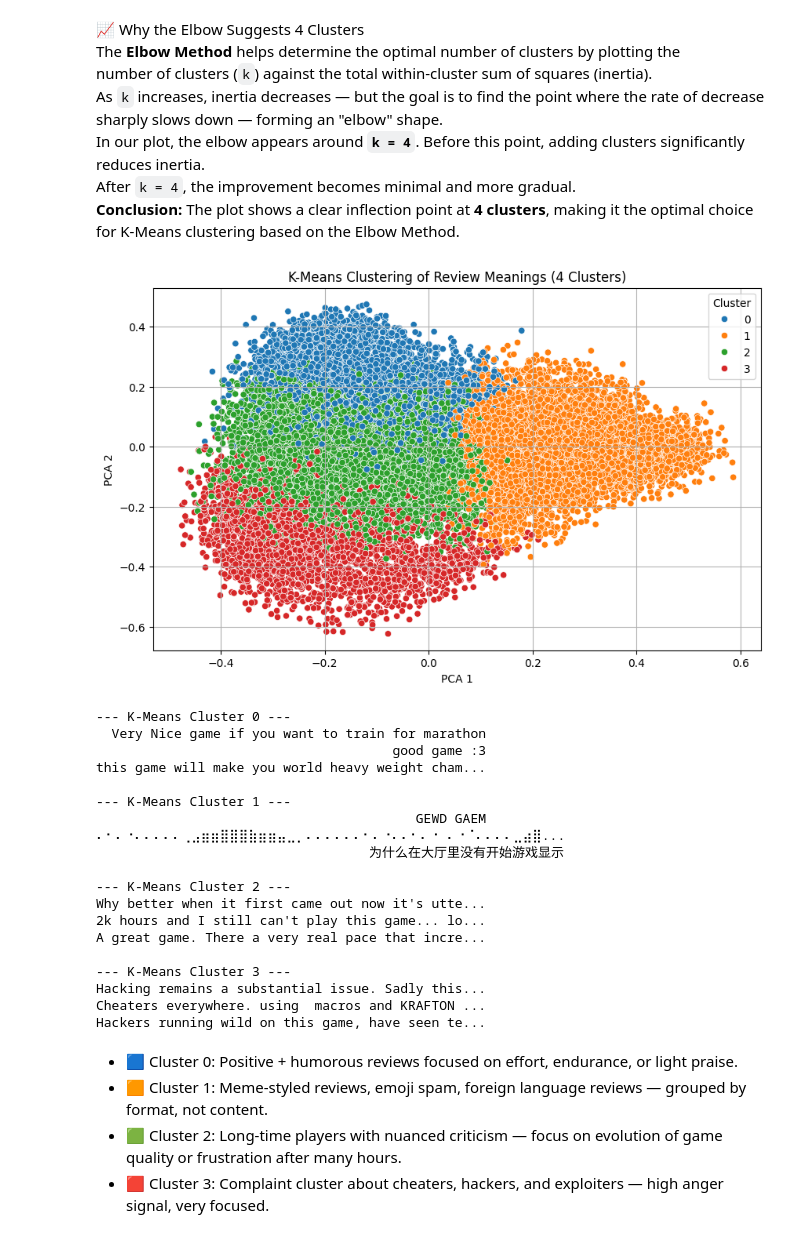
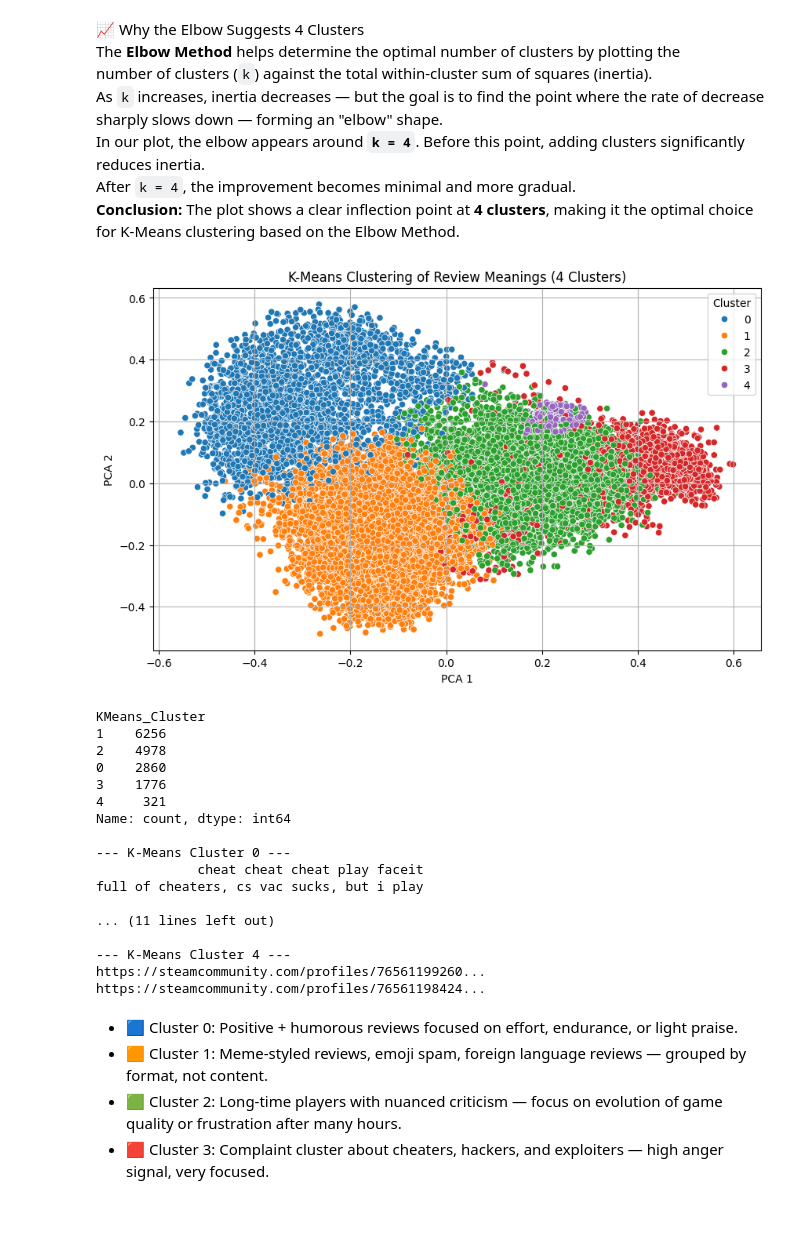
Before and after one commit to lior-benjman/DataSC-Essences, a Jupyter notebook: steam_full_pipeline.ipynb, the cells around one changed output. Drawn from its saved outputs; the diff is of its cells as text; code cells hidden in the pictures.

```diff
--- a/steam_full_pipeline.ipynb
+++ b/steam_full_pipeline.ipynb
@@ -37,7 +37,7 @@ def fetch_steam_reviews(app_id: int, limit: int = 20_000, delay: float = 0.45):
         "num_per_page": 200,
         "filter": "recent",
         "cursor": "*",
-        "day_range": "30"
+        "day_range": "40"
     }
     rows = []
     while len(rows) < limit:
@@ -136,7 +172,7 @@ plt.show()
 # %%
 # Step 1: Grouping by day and label
-df_recent = df[df["dt"] >= "2024-02-01"] # taking only recent relevant dates (3 months back)
-daily_counts = df.groupby([df_recent["dt"].dt.date, "thumbs_up"]).size().unstack(fill_value=0)
+df_recent["dt"] = pd.to_datetime(df_recent["dt"])  # Ensure dt is datetime
+daily_counts = df_recent.groupby([df_recent["dt"].dt.date, "thumbs_up"]).size().unstack(fill_value=0)
 
 # Step 2: Rename columns for clarity
 daily_counts.columns = ["Dislikes", "Likes"]  # because 0 = dislike, 1 = like
@@ -156,15 +187,0 @@ plt.show()
-# %%
-
-# Step 1: Grouping by day and label
-df_recent = df[(df["dt"] >= "2024-09-01") & (df["dt"] <= "2024-11-01")] # taking only recent relevant dates (3 months back)
-daily_counts = df.groupby([df_recent["dt"].dt.date, "thumbs_up"]).size().unstack(fill_value=0)
-
-# Step 3: Rename columns for clarity
-daily_counts.columns = ["Dislikes", "Likes"]  # because 0 = dislike, 1 = like
-
-# Step 4: Plot
-daily_counts.plot(kind="line", figsize=(12, 5), title="Likes vs Dislikes per Day")
-plt.xlabel("Date")
-plt.ylabel("Count")
-plt.grid(True)
-plt.show()
@@ -214,10 +247,10 @@ import pandas as pd
 
 # Step 1: Embed each review into a 384-dim vector using MiniLM
 model = SentenceTransformer('all-MiniLM-L6-v2')
-df['text'] = df['text'].astype(str)  # force text column to be strings
-df = df.reset_index(drop=True)  # fix index misalignment
+df_recent['text'] = df_recent['text'].astype(str)  # force text column to be strings
+df_recent = df_recent.reset_index(drop=True)  # fix index misalignment
 
-X_embed = model.encode(df['text'], show_progress_bar=True)
+X_embed = model.encode(df_recent['text'], show_progress_bar=True)
 # %% [markdown]
 "model = SentenceTransformer('all-MiniLM-L6-v2')" <br>
 That’s a tiny but powerful neural network trained by huggingface + Microsoft, designed to turn entire sentences into meaningful numeric vectors.
@@ -424,49 +738,47 @@ plt.show()
 </div>
 # %%
 # Appling K-Means clustering
-kmeans = KMeans(n_clusters=4)
-df['KMeans_Cluster'] = kmeans.fit_predict(X_embed)
+kmeans = KMeans(n_clusters=5, random_state=42, n_init='auto')  # Adjust n_clusters based on elbow method
+df_recent['KMeans_Cluster'] = kmeans.fit_predict(X_embed)
 
 # Reducing dimensions for visualization (optional but helpful)
 X_pca = PCA(n_components=2).fit_transform(X_embed)
-df['pca1'] = X_pca[:, 0]
-df['pca2'] = X_pca[:, 1]
+df_recent['pca1'] = X_pca[:, 0]
+df_recent['pca2'] = X_pca[:, 1]
 
 # Ploting clusters in 2D
 plt.figure(figsize=(10, 6))
-sns.scatterplot(x='pca1', y='pca2', hue='KMeans_Cluster', data=df, palette='tab10')
+sns.scatterplot(x='pca1', y='pca2', hue='KMeans_Cluster', data=df_recent, palette='tab10')
 plt.title("K-Means Clustering of Review Meanings (4 Clusters)")
 plt.xlabel("PCA 1")
 plt.ylabel("PCA 2")
 plt.grid(True)
 plt.legend(title='Cluster')
 plt.show()
-
+print(df_recent['KMeans_Cluster'].value_counts())
 # Showing sample reviews from each cluster
-for c in sorted(df['KMeans_Cluster'].unique()):
+for c in sorted(df_recent['KMeans_Cluster'].unique()):
     print(f"\n--- K-Means Cluster {c} ---")
-    print(df[df['KMeans_Cluster'] == c]['text'].sample(3).to_string(index=False))
+    print(df_recent[df_recent['KMeans_Cluster'] == c]['text'].sample(2,random_state=42).to_string(index=False))
 # %% [output]
-[figure, old version]
+[figure, new version]
+KMeans_Cluster
+1    6256
+2    4978
+0    2860
+3    1776
+4     321
+Name: count, dtype: int64
+
 --- K-Means Cluster 0 ---
-  Very Nice game if you want to train for marathon
-                                      good game :3
-this game will make you world heavy weight cham...
+             cheat cheat cheat play faceit
+full of cheaters, cs vac sucks, but i play
 
---- K-Means Cluster 1 ---
-                                         GEWD GAEM
-⠄⠂⠄⠐⠄⠄⠄⠄⠄⢀⣠⣶⣶⣿⣿⣿⣷⣶⣶⣤⣀⡀⠄⠄⠄⠄⠄⠄⠂⠄⠐⠄⠄⠂⠄⠐ ⠄⠐⠈⠄⠄⠄⠄⣀⣴⣿...
-                                   为什么在大厅里没有开始游戏显示
+... (11 lines left out)
 
---- K-Means Cluster 2 ---
-Why better when it first came out now it's utte...
-2k hours and I still can't play this game... lo...
-A great game. There a very real pace that incre...
-
---- K-Means Cluster 3 ---
-Hacking remains a substantial issue. Sadly this...
-Cheaters everywhere. using  macros and KRAFTON ...
-Hackers running wild on this game, have seen te...
+--- K-Means Cluster 4 ---
+https://steamcommunity.com/profiles/76561199260...
+https://steamcommunity.com/profiles/76561198424...
 # %% [markdown]
 - 🟦 Cluster 0: Positive + humorous reviews focused on effort, endurance, or light praise.
 - 🟧 Cluster 1: Meme-styled reviews, emoji spam, foreign language reviews — grouped by format, not content.
```
Also changed, not shown: parts of 26 cells of this notebook, 9 other files.
